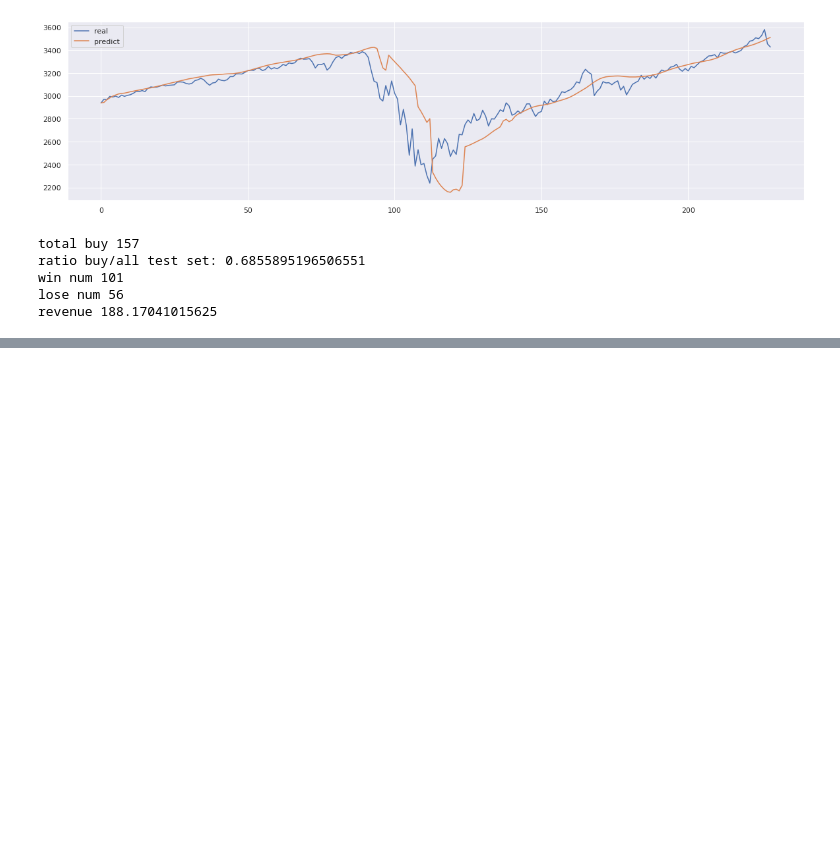
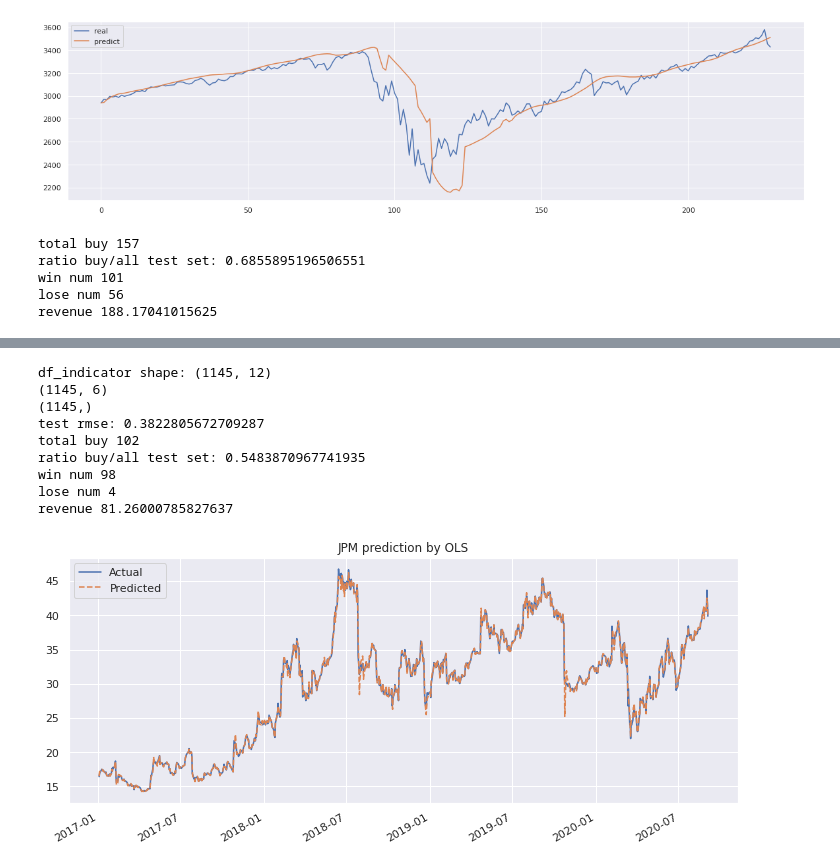
Before and after one commit to duybluemind1988/Data-science, a Jupyter notebook: Time_series/Time_series_all_method_2(multy).ipynb, the cells around one changed output, grey strips where cells are left out. Cells and saved outputs as stored; diff of their text form; code cells hidden in the pictures; blank space fills up the shorter version.

```diff
--- a/Time_series/Time_series_all_method_2(multy).ipynb
+++ b/Time_series/Time_series_all_method_2(multy).ipynb
@@ -1956,0 +2148,13 @@ revenue 188.17041015625
+# %%
+stock_result('Twitter')
+# %% [output]
+df_indicator shape: (1145, 12)
+(1145, 6)
+(1145,)
+test rmse: 0.3822805672709287
+total buy 102
+ratio buy/all test set: 0.5483870967741935
+win num 98
+lose num 4
+revenue 81.26000785827637
+[figure, added]
```
Also changed, not shown: parts of 11 cells of this notebook.
